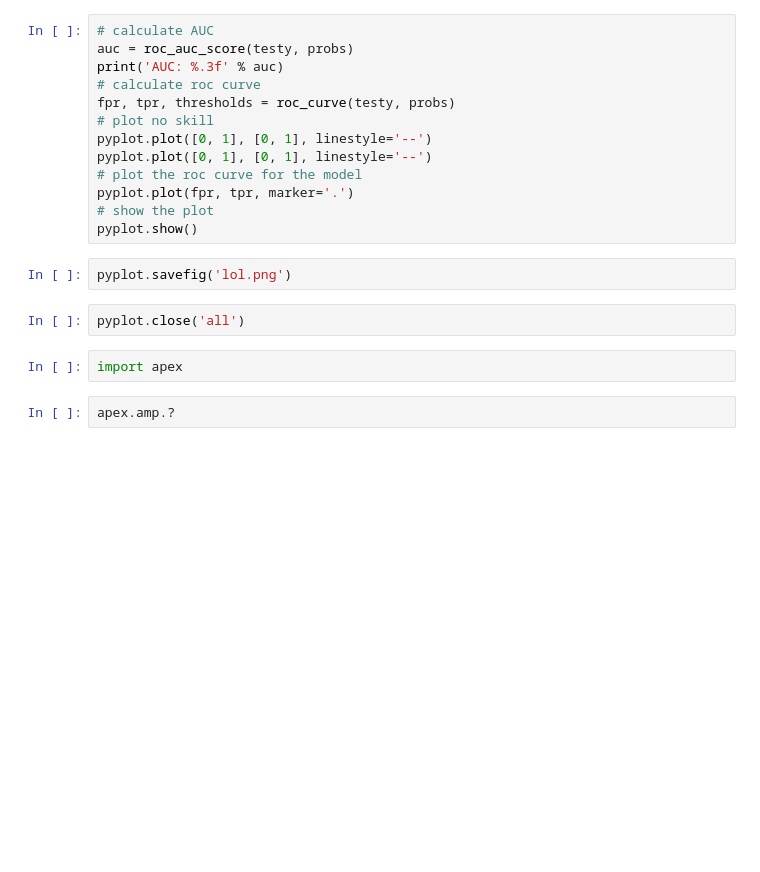
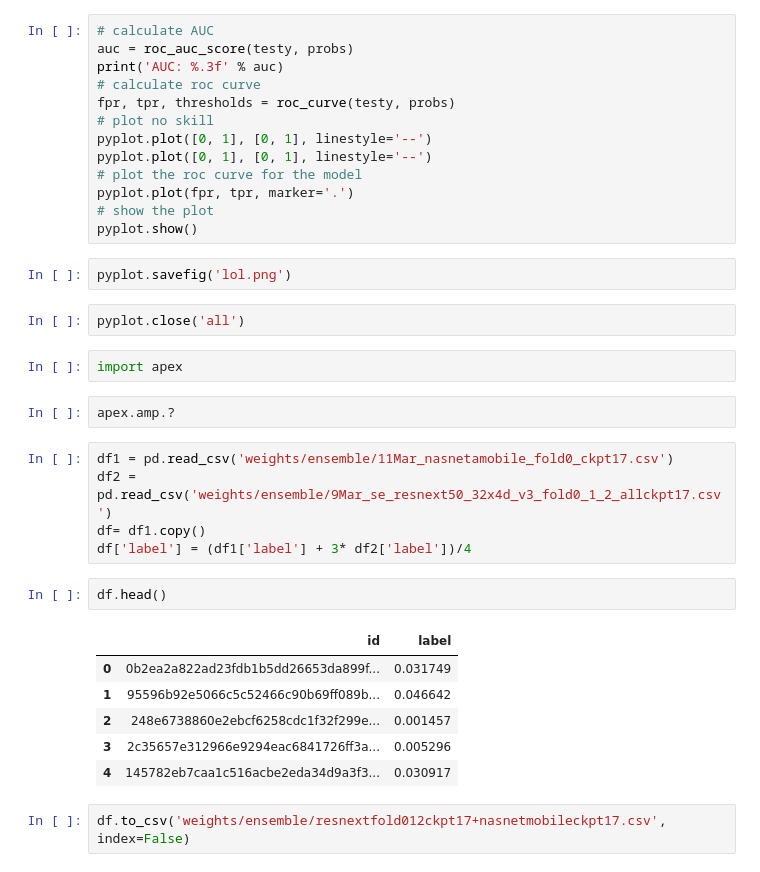
Before and after one commit to pyaf/Image-classification-pytorch, a Jupyter notebook: EDA-Copy1.ipynb, the cells around one changed output. Saved outputs shown, nothing was run; the diff lists cells and outputs as text; blank space fills up the shorter version.

Commit message:
nasnetmobile added, bugfixes (cv2.cvtColor)

```diff
--- a/EDA-Copy1.ipynb
+++ b/EDA-Copy1.ipynb
@@ -322,3 +438,19 @@ pyplot.close('all')
 import apex
 # %%
 apex.amp.?
+# %%
+df1 = pd.read_csv('weights/ensemble/11Mar_nasnetamobile_fold0_ckpt17.csv')
+df2 = pd.read_csv('weights/ensemble/9Mar_se_resnext50_32x4d_v3_fold0_1_2_allckpt17.csv')
+df= df1.copy()
+df['label'] = (df1['label'] + 3* df2['label'])/4
+# %%
+df.head()
+# %% [output]
+|  | id | label |
+| 0 | 0b2ea2a822ad23fdb1b5dd26653da899f... | 0.031749 |
+| 1 | 95596b92e5066c5c52466c90b69ff089b... | 0.046642 |
+| 2 | 248e6738860e2ebcf6258cdc1f32f299e... | 0.001457 |
+| 3 | 2c35657e312966e9294eac6841726ff3a... | 0.005296 |
+| 4 | 145782eb7caa1c516acbe2eda34d9a3f3... | 0.030917 |
+# %%
+df.to_csv('weights/ensemble/resnextfold012ckpt17+nasnetmobileckpt17.csv', index=False)
```
Also changed, not shown: parts of 21 cells of this notebook, 9 other files.
